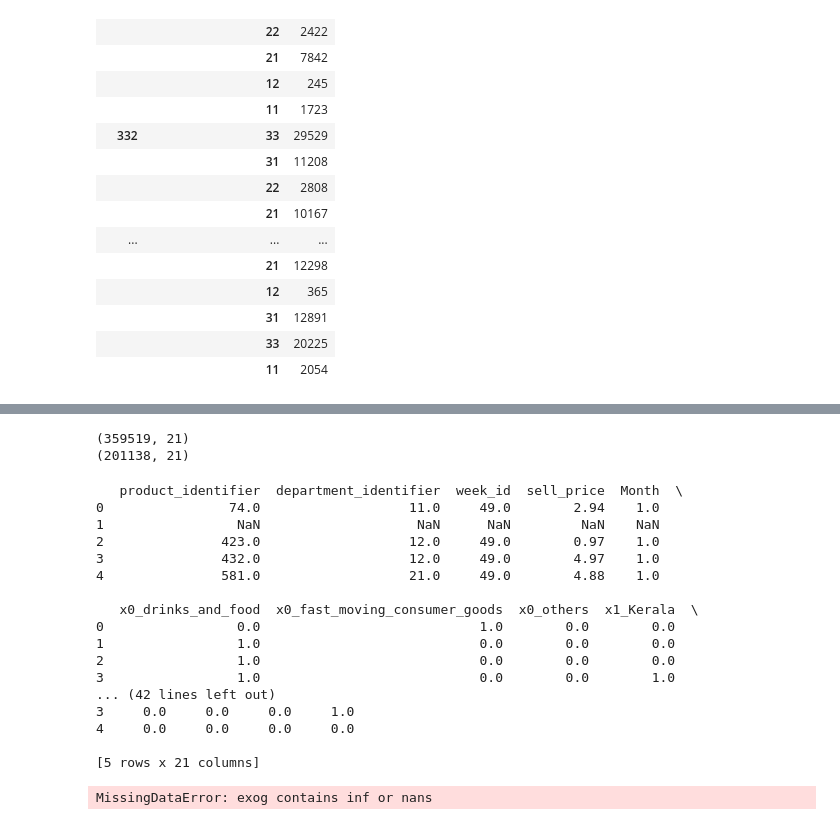
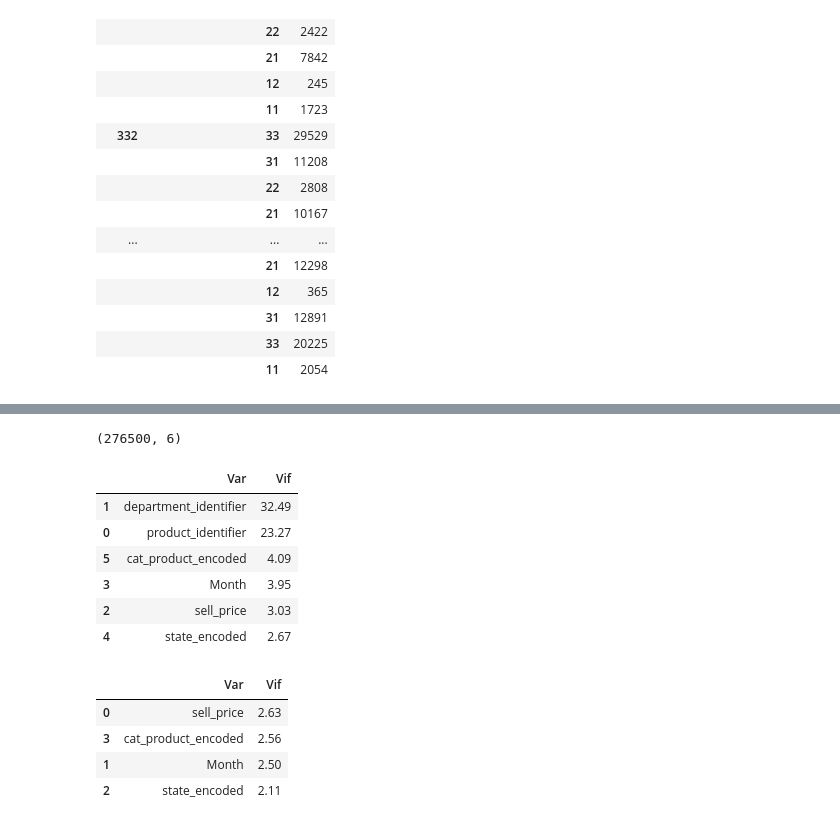
Before and after one commit to Prateekbangwal/Predicting_sales_of_product, a Jupyter notebook: predicting_retail_sales.ipynb, the cells around one changed output, grey strips where cells are left out. Saved outputs shown, nothing was run; the diff lists cells and outputs as text; code cells hidden in the pictures.

```diff
--- a/predicting_retail_sales.ipynb
+++ b/predicting_retail_sales.ipynb
@@ -443,46 +439,34 @@ X_test_con = pd.concat([X_test, df_cat_test_ohe],axis = 1)
-# %%
-print(X_train_con.shape)
-print(X_test_con.shape)
-# %% [output]
-(359519, 21)
-(201138, 21)
-# %%
-print(X_train_con.head())
-print(X_test_con.head())
-# %% [output]
-   product_identifier  department_identifier  week_id  sell_price  Month  \
-0                74.0                   11.0     49.0        2.94    1.0
-1                 NaN                    NaN      NaN         NaN    NaN
-2               423.0                   12.0     49.0        0.97    1.0
-3               432.0                   12.0     49.0        4.97    1.0
-4               581.0                   21.0     49.0        4.88    1.0
-
-   x0_drinks_and_food  x0_fast_moving_consumer_goods  x0_others  x1_Kerala  \
-0                 0.0                            1.0        0.0        0.0
-1                 1.0                            0.0        0.0        0.0
-2                 1.0                            0.0        0.0        0.0
-3                 1.0                            0.0        0.0        1.0
-... (42 lines left out)
-3     0.0     0.0     0.0     1.0
-4     0.0     0.0     0.0     0.0
-
-[5 rows x 21 columns]
+# %%
+print(X_train.shape)
+# %% [output]
+(276500, 6)
 # %%
 #cheking for multicollinearty
 
 import statsmodels.api as sm
 def calculate_vif(data):
     vif_df = pd.DataFrame(columns = ['Var', 'Vif'])
     x_var_names = data.columns
     for i in range(0, x_var_names.shape[0]):
+
         y = data[x_var_names[i]]
         x = data[x_var_names.drop([x_var_names[i]])]
         r_squared = sm.OLS(y,x).fit().rsquared
+        if (1-r_squared == 0):
+            print(x_var_names[i])
+            print(r_squared)
+
         vif = round(1/(1-r_squared),2)
         vif_df.loc[i] = [x_var_names[i], vif]
     return vif_df.sort_values(by = 'Vif', axis = 0, ascending=False, inplace=False)
 
-check_df=X_train_con
+check_df=X_train
 calculate_vif(check_df)
 # %% [output]
-MissingDataError: exog contains inf or nans
+|  | Var | Vif |
+| 1 | department_identifier | 32.49 |
+| 0 | product_identifier | 23.27 |
+| 5 | cat_product_encoded | 4.09 |
+| 3 | Month | 3.95 |
+| 2 | sell_price | 3.03 |
+| 4 | state_encoded | 2.67 |
@@ -490,0 +478,9 @@ X_train_con.to_csv('data_out/tes.csv',index=False)
+# %%
+check_df=X_train
+calculate_vif(check_df)
+# %% [output]
+|  | Var | Vif |
+| 0 | sell_price | 2.63 |
+| 3 | cat_product_encoded | 2.56 |
+| 1 | Month | 2.50 |
+| 2 | state_encoded | 2.11 |
```
Also changed, not shown: parts of 12 cells of this notebook.
